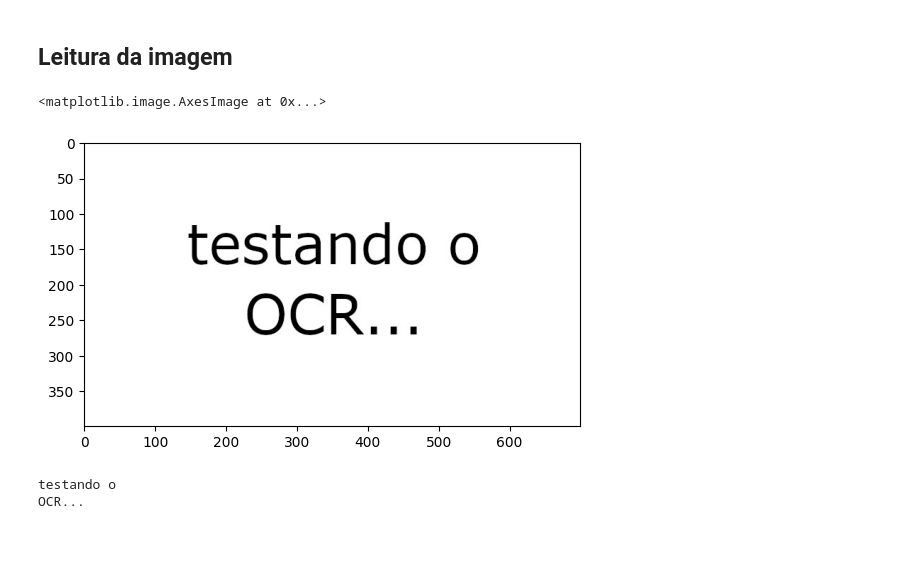
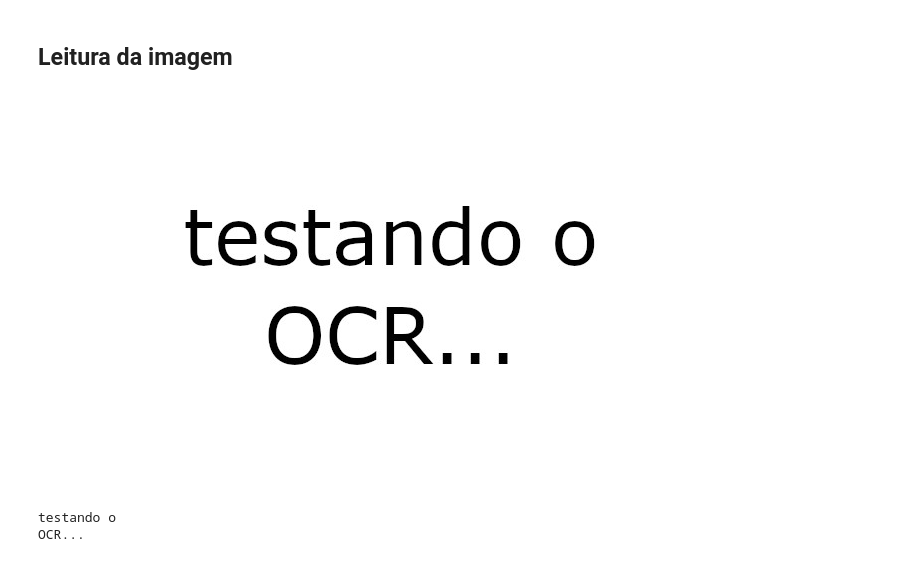
Before and after one commit to juniorcl/reconhecimento-textos-ocr, a Jupyter notebook: notebooks/ocr_com_python_e_tesseract.ipynb, the cells around one changed output. Saved outputs shown, nothing was run; the diff lists cells and outputs as text; code cells hidden in the pictures.

```diff
--- a/notebooks/ocr_com_python_e_tesseract.ipynb
+++ b/notebooks/ocr_com_python_e_tesseract.ipynb
@@ -32,10 +33,9 @@ import matplotlib.pyplot as plt
 # %%
 img = cv2.imread('../data/imagens/teste01.jpg')
 rgb = cv2.cvtColor(img, cv2.COLOR_BGR2RGB)
-plt.imshow(rgb)
+Image.fromarray(rgb)
 # %% [output]
-<matplotlib.image.AxesImage at 0x...>
-[figure, old version]
+[figure, new version]
 # %%
 texto = pytesseract.image_to_string(rgb)
 # %%
```
Also changed, not shown: parts of 12 cells of this notebook, 2 other files.
